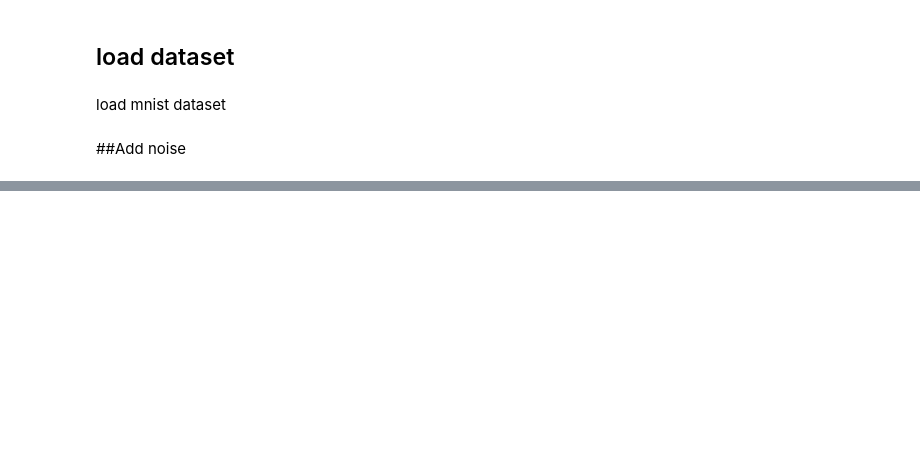
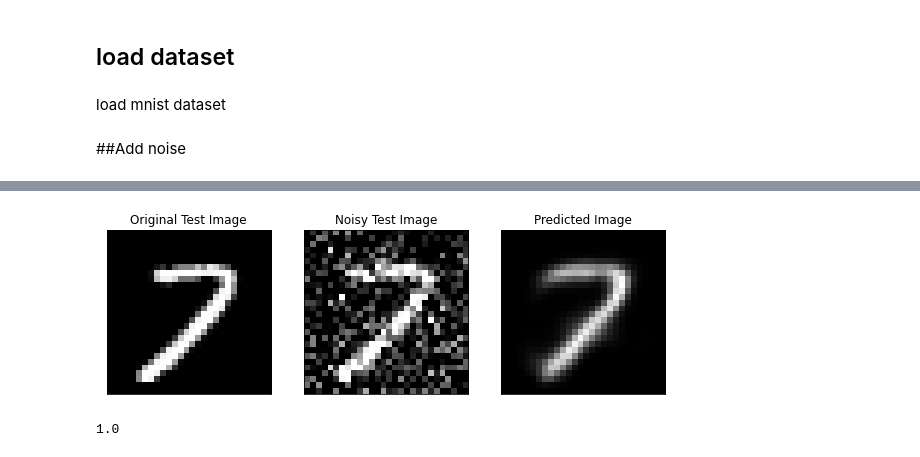
Before and after one commit to mahsaghn/MLP, a Jupyter notebook: Project1.ipynb, the cells around one changed output, grey strips where cells are left out. Drawn from its saved outputs; the diff is of its cells as text; code cells hidden in the pictures; blank space fills up the shorter version.

```diff
--- a/Project1.ipynb
+++ b/Project1.ipynb
@@ -75,0 +106,22 @@ plotter(image_list,1,2,True,10,10)
+# %%
+import tensorflow as tf
+class Mycallback(tf.keras.callbacks.Callback):
+  def on_epoch_end(self, epoch,logs={}):
+      if logs.get('accuracy')>=0.998:
+          self.model.stop_training = True
+
+callbacks = Mycallback()
+
+model = tf.keras.models.Sequential([
+        tf.keras.layers.Flatten(),
+        tf.keras.layers.Dense(m*n,activation=tf.nn.relu),
+        tf.keras.layers.Dense(128,activation=tf.nn.relu),
+        tf.keras.layers.Dropout(0.2),
+        tf.keras.layers.Dense(32,activation=tf.nn.softsign),
+        tf.keras.layers.Dense(m*n,activation=tf.nn.softmax)
+])
+mcp_save = tf.keras.callbacks.ModelCheckpoint('.mdl_wts.hdf5', save_best_only=True, monitor='val_cosine_similarity', mode='max')
+optimizer = tf.keras.optimizers.Adam()
+loss = tf.keras.losses.CosineSimilarity()
+model.compile(optimizer=optimizer, loss=loss, metrics=[tf.keras.metrics.CosineSimilarity(name='cosine_similarity')])
+history = model.fit(x_train,y_train,validation_data= (x_val,y_val), epochs=85,callbacks=[mcp_save] )
@@ -75,0 +146,2 @@ plotter(image_list,1,2,True,10,10)
+# %%
+model.load_weights('.mdl_wts.hdf5')
@@ -75,0 +153,17 @@ plotter(image_list,1,2,True,10,10)
+# %%
+y_pred = model.predict(x_test)
+y_pred0 = np.reshape(y_pred,(y_pred.shape[0],m,n))
+# %%
+s = 3822
+# %%
+image_list = []
+image_list.append([y_test[s].reshape((m,n)), 'Original Test Image', 'img'])
+image_list.append([x_test[s].reshape((m,n)), 'Noisy Test Image', 'img'])
+image_list.append([y_pred0[s], 'Predicted Image', 'img'])
+plotter(image_list,1,3 ,True,10,10)
+# %% [output]
+[figure, added]
+# %%
+np.max(y_val)
+# %% [output]
+1.0
```
Also changed, not shown: parts of 13 cells of this notebook.
